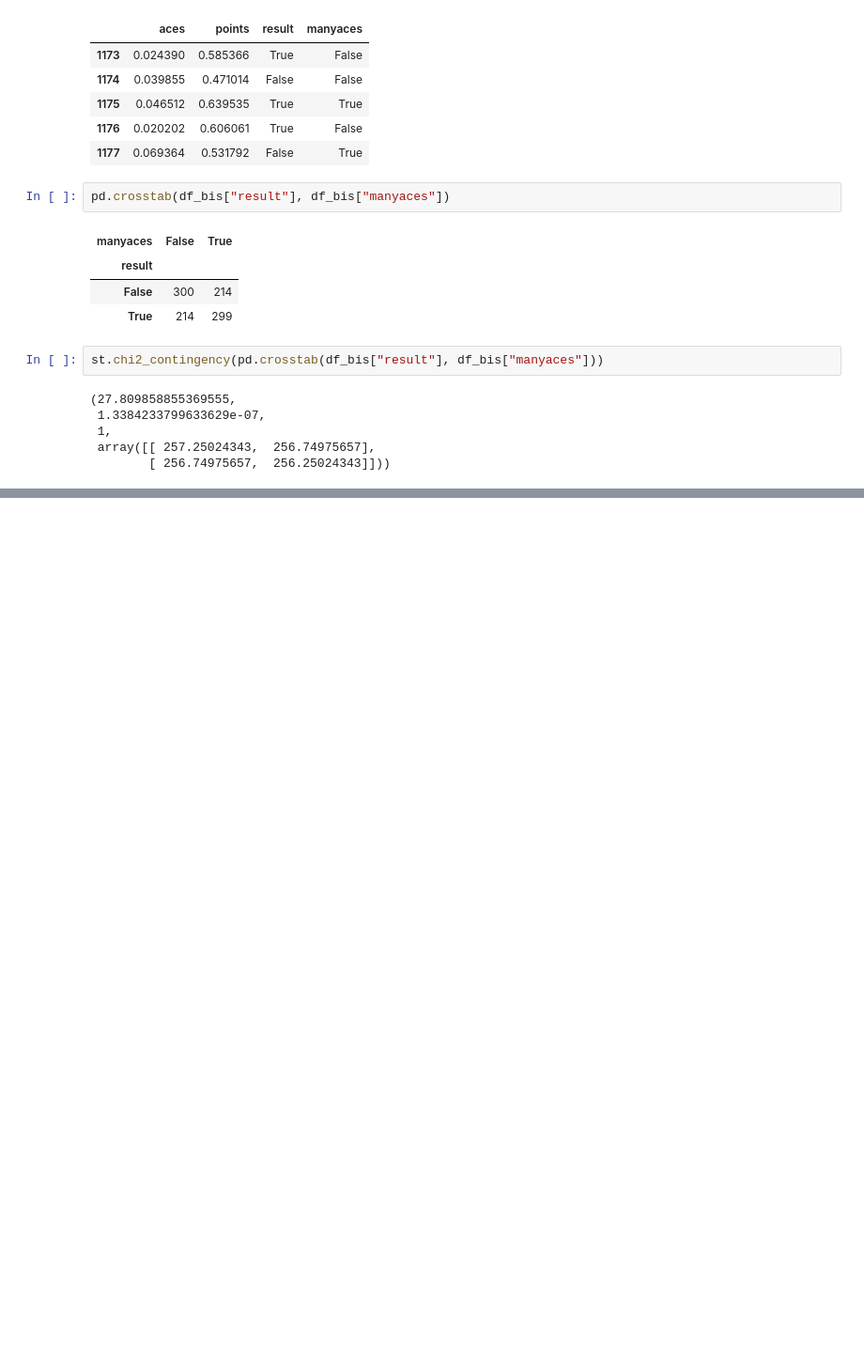
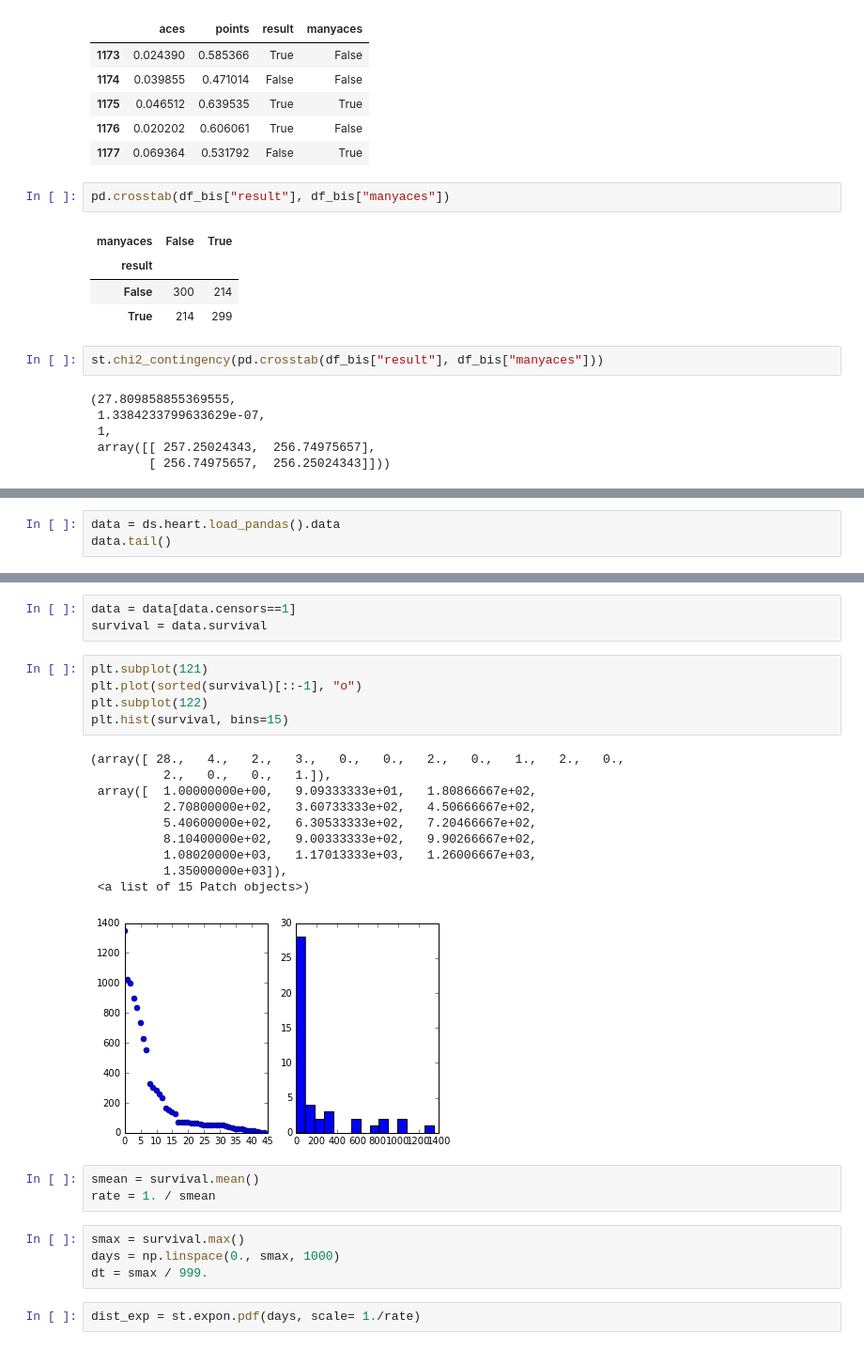
Before and after one commit to kasajei/PythonMachineLearning, a Jupyter notebook: IPythonNotebook/Chapter7.ipynb, the cells around one changed output, grey strips where cells are left out. Shown at 94% size. Drawn from its saved outputs; the diff is of its cells as text; blank space fills up the shorter version.

```diff
--- a/IPythonNotebook/Chapter7.ipynb
+++ b/IPythonNotebook/Chapter7.ipynb
@@ -187,0 +192,3 @@ st.chi2_contingency(pd.crosstab(df_bis["result"], df_bis["manyaces"]))
+# %%
+data = ds.heart.load_pandas().data
+data.tail()
@@ -187,0 +202,28 @@ st.chi2_contingency(pd.crosstab(df_bis["result"], df_bis["manyaces"]))
+# %%
+data = data[data.censors==1]
+survival = data.survival
+# %%
+plt.subplot(121)
+plt.plot(sorted(survival)[::-1], "o")
+plt.subplot(122)
+plt.hist(survival, bins=15)
+# %% [output]
+(array([ 28.,   4.,   2.,   3.,   0.,   0.,   2.,   0.,   1.,   2.,   0.,
+          2.,   0.,   0.,   1.]),
+ array([  1.00000000e+00,   9.09333333e+01,   1.80866667e+02,
+          2.70800000e+02,   3.60733333e+02,   4.50666667e+02,
+          5.40600000e+02,   6.30533333e+02,   7.20466667e+02,
+          8.10400000e+02,   9.00333333e+02,   9.90266667e+02,
+          1.08020000e+03,   1.17013333e+03,   1.26006667e+03,
+          1.35000000e+03]),
+ <a list of 15 Patch objects>)
+[figure, added]
+# %%
+smean = survival.mean()
+rate = 1. / smean
+# %%
+smax = survival.max()
+days = np.linspace(0., smax, 1000)
+dt = smax / 999.
+# %%
+dist_exp = st.expon.pdf(days, scale= 1./rate)
```
Also changed, not shown: parts of 22 cells of this notebook, 3 other files.
